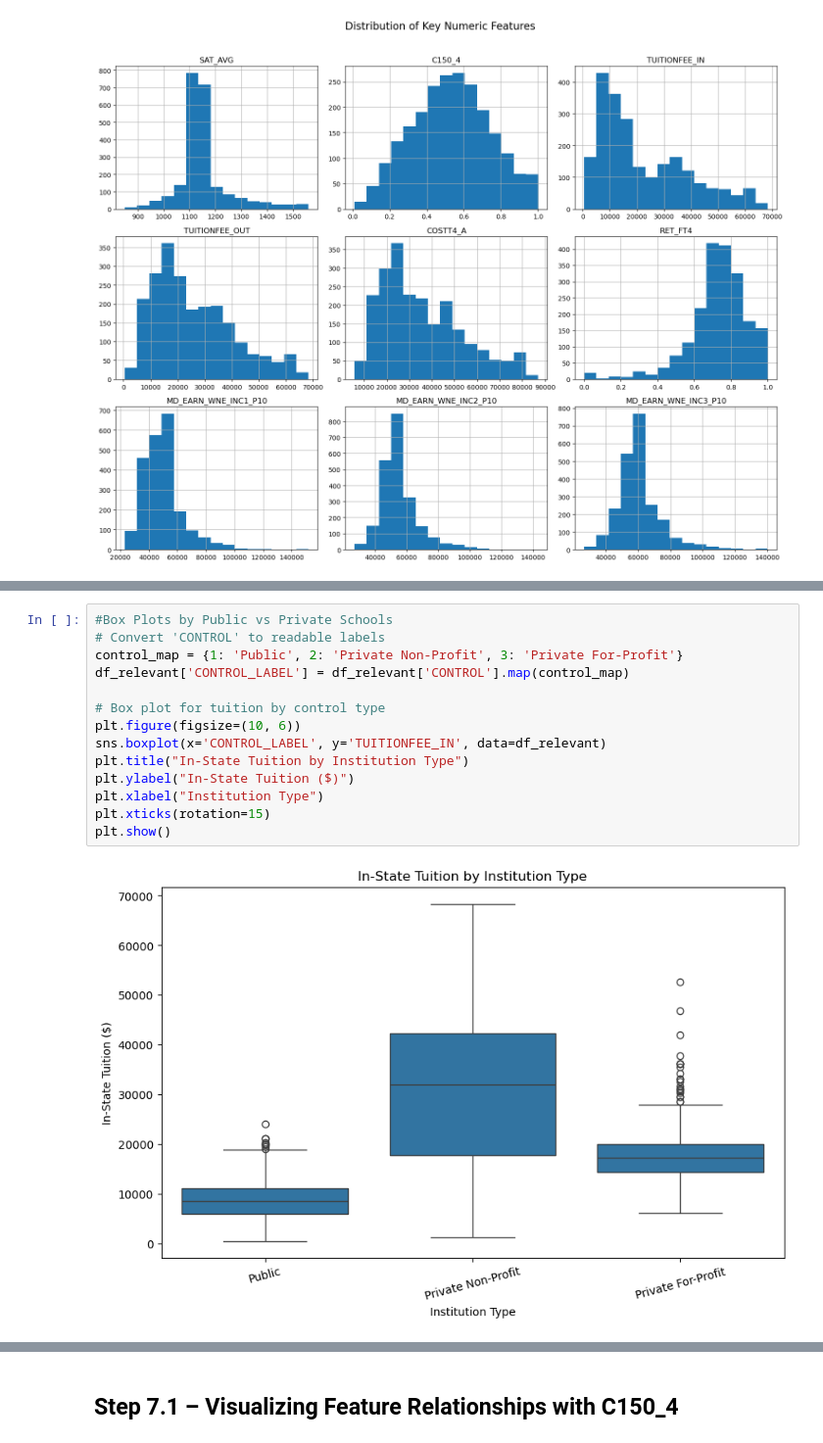
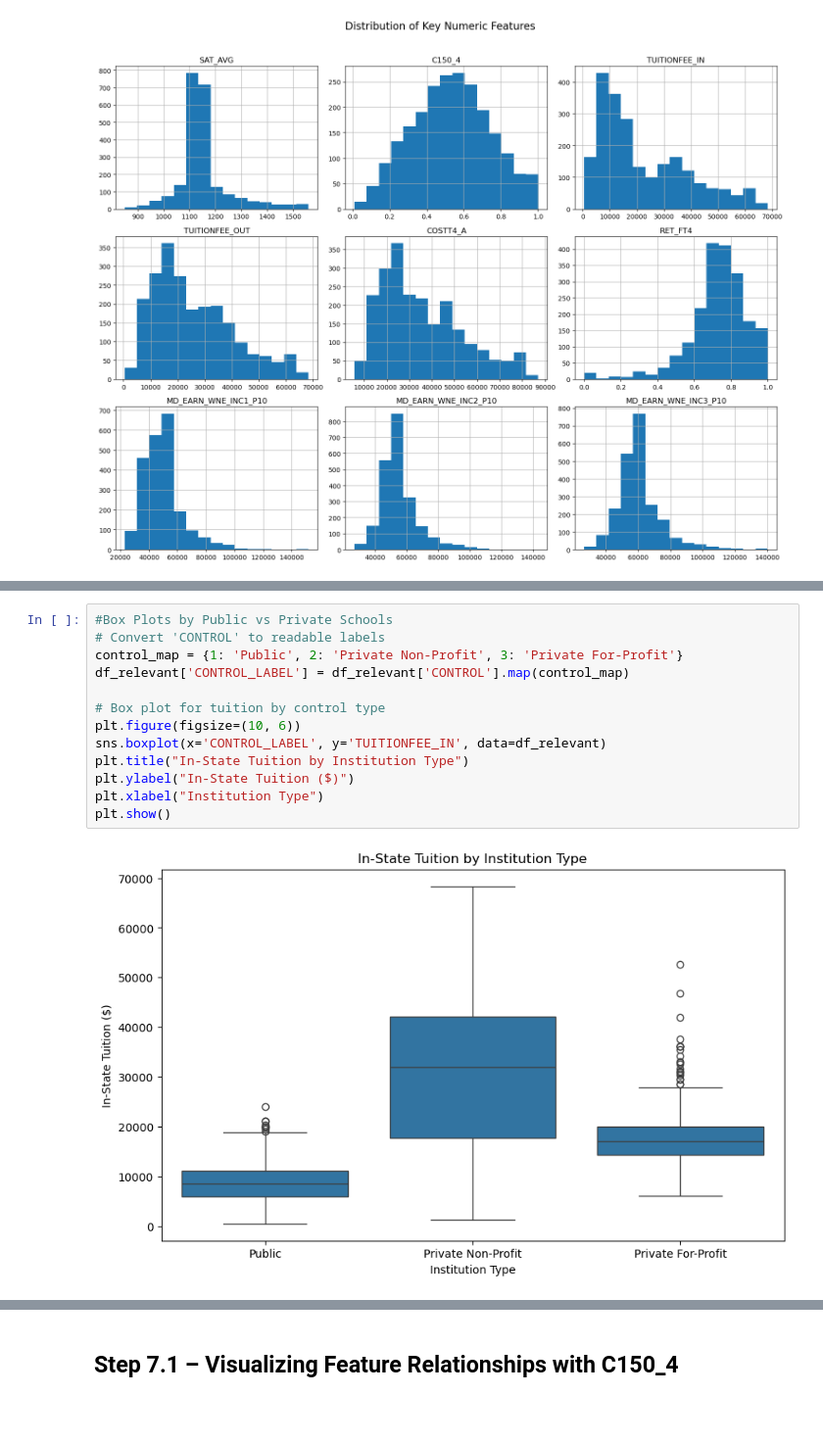
Before and after one commit to Connerj1234/4780-Project, a Jupyter notebook: preprocessing copy.ipynb, the cells around one changed output, grey strips where cells are left out. Shown at 98% size. Cells and saved outputs as stored; diff of their text form; blank space fills up the shorter version.

Commit message:
charts

```diff
--- a/preprocessing copy.ipynb
+++ b/preprocessing copy.ipynb
@@ -249,18 +248,17 @@ plt.show()
 # %%
 #Box Plots by Public vs Private Schools
 # Convert 'CONTROL' to readable labels
 control_map = {1: 'Public', 2: 'Private Non-Profit', 3: 'Private For-Profit'}
 df_relevant['CONTROL_LABEL'] = df_relevant['CONTROL'].map(control_map)
 
 # Box plot for tuition by control type
 plt.figure(figsize=(10, 6))
 sns.boxplot(x='CONTROL_LABEL', y='TUITIONFEE_IN', data=df_relevant)
 plt.title("In-State Tuition by Institution Type")
 plt.ylabel("In-State Tuition ($)")
 plt.xlabel("Institution Type")
-plt.xticks(rotation=15)
 plt.show()
 # %% [output]
-[figure, old version]
+[figure, new version]
 # %%
 plt.figure(figsize=(8, 6))
```
Also changed, not shown: parts of 8 cells of this notebook.
